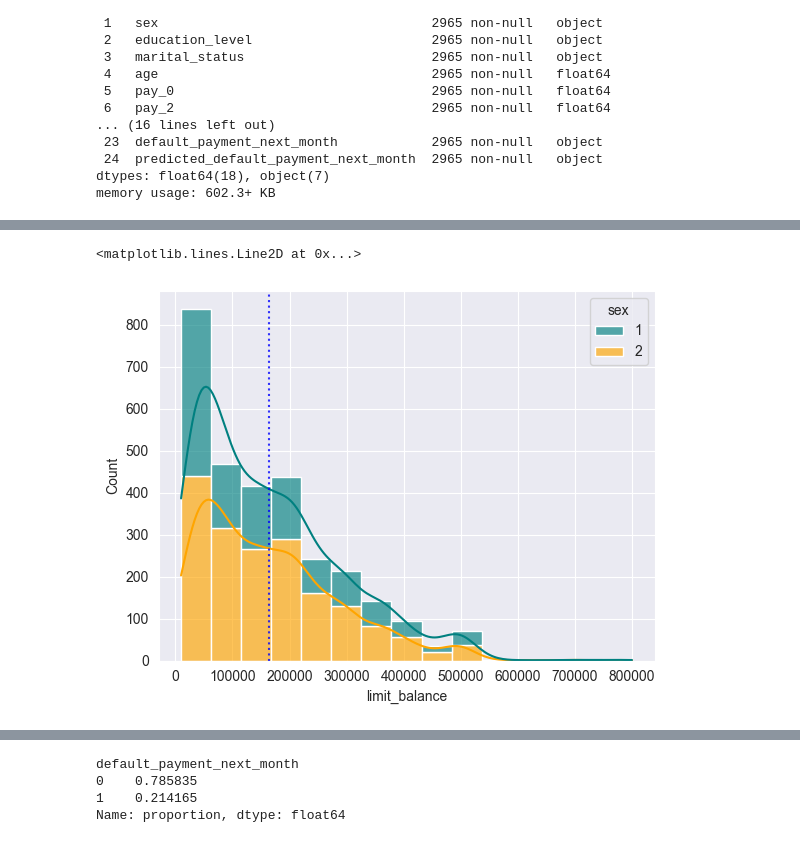
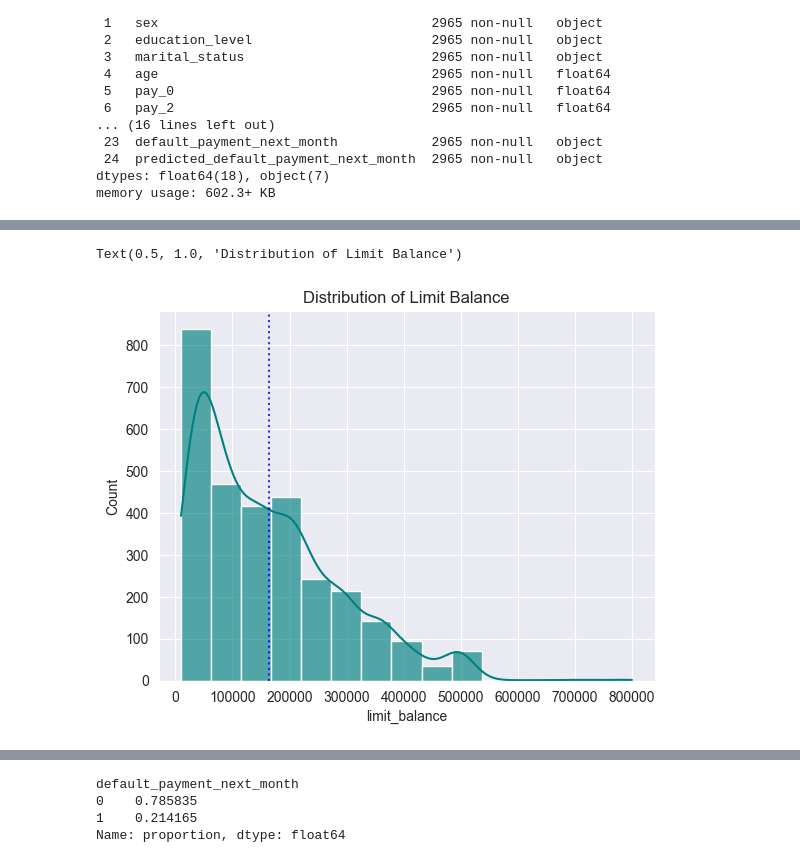
Before and after one commit to AndrewOgega/data-triad, a Jupyter notebook: credit_default_model.ipynb, the cells around one changed output, grey strips where cells are left out. Saved outputs shown, nothing was run; the diff lists cells and outputs as text; code cells hidden in the pictures.

Commit message:
update EDA: change in visualisations

```diff
--- a/credit_default_model.ipynb
+++ b/credit_default_model.ipynb
@@ -31,7 +31,9 @@ from data_pipeline import load_credit_data
 
 warnings.filterwarnings("ignore")
 
-sns.set_style("darkgrid")
+sns.set_style(
+    "darkgrid",
+)
 
 df = load_credit_data()
 
@@ -88,3 +91,22 @@ df[["pay_5", "pay_6"]] = df[["pay_5", "pay_6"]].astype("float64")
 df[["sex", "education_level", "marital_status"]] = df[
     ["sex", "education_level", "marital_status"]
 ].astype("str")
+# %%
+df.sex.replace({"1": "Male", "2": "Female"}, inplace=True)
+
+df.education_level.replace(
+    {
+        "0": "unknown",
+        "1": "graduate school",
+        "2": "university",
+        "3": "high school",
+        "4": "others",
+        "5": "unknown",
+        "6": "unknown",
+    },
+    inplace=True,
+)
+
+df.marital_status.replace(
+    {"1": "married", "2": "single", "3": "Others", "0": "unknown"}, inplace=True
+)
@@ -91,27 +124,32 @@ df[["sex", "education_level", "marital_status"]] = df[
 # %%
+# limit balance distribution
+
 sns.histplot(
     df,
     x="limit_balance",
     kde=True,
-    hue=df.sex.astype("int"),
     bins=15,
-    palette=["teal", "orange"],
+    color="teal",
     multiple="stack",
     alpha=0.65,
 )
 
 plt.axvline(
     df.limit_balance.mean(),
     color="blue",
     linestyle=":",
     label="mean limit balance",
     alpha=0.8,
 )
 
+plt.title("Distribution of Limit Balance")
+
+# TODO Add chart titles
+
 # the limit balance data is positive skewed.
 # so we should will use log transformation**
 # but then xgboost is a treebased model, and will still handle skewed data well.
 # %% [output]
-<matplotlib.lines.Line2D at 0x...>
+Text(0.5, 1.0, 'Distribution of Limit Balance')
-[figure, old version]
+[figure, new version]
 # %%
```
Also changed, not shown: parts of 25 cells of this notebook.
